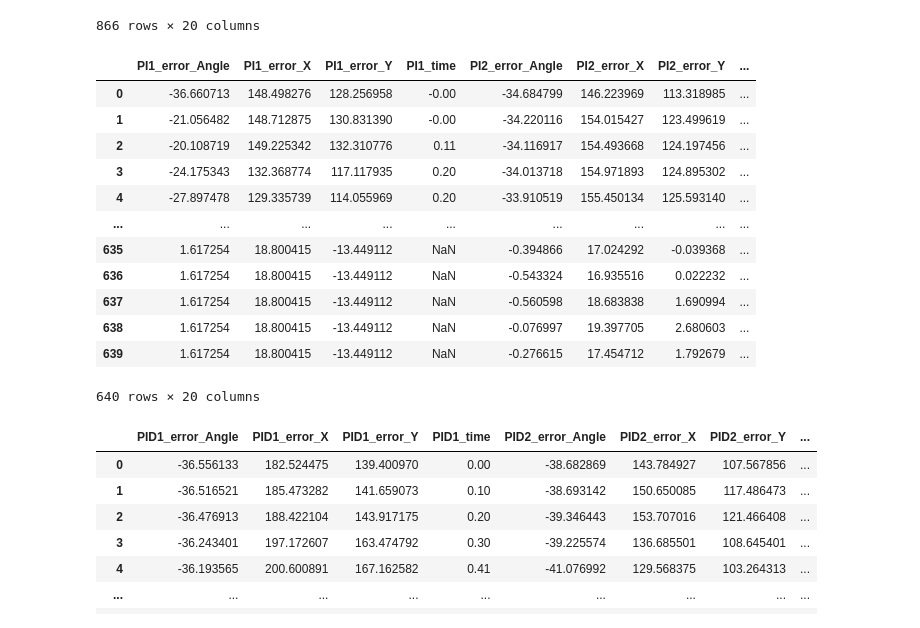
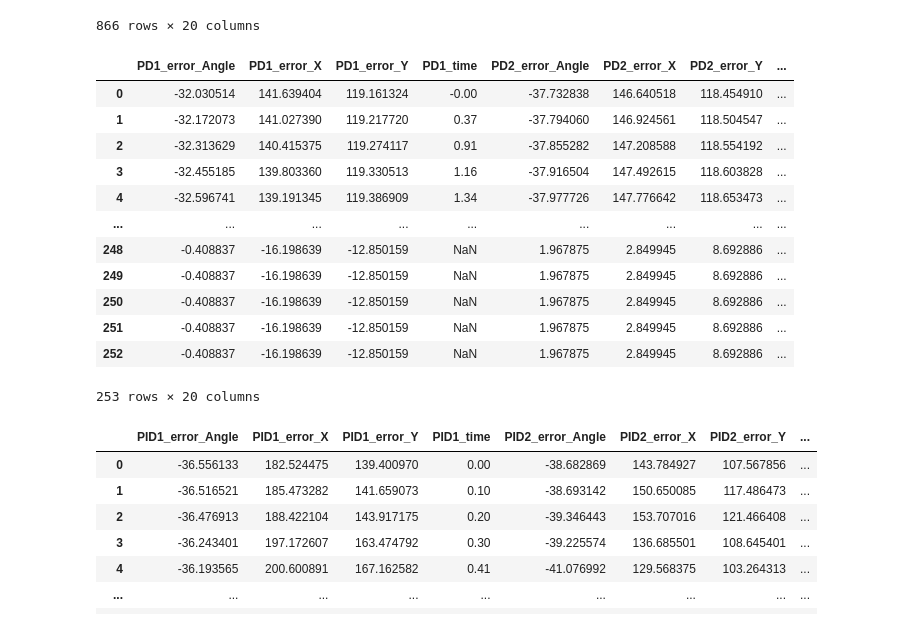
Before and after one commit to apinto25/autonomous_landing_data_analysis, a Jupyter notebook: controller_errors_analysis.ipynb, the cells around one changed output. Drawn from its saved outputs; the diff is of its cells as text; code cells hidden in the pictures.

```diff
--- a/controller_errors_analysis.ipynb
+++ b/controller_errors_analysis.ipynb
@@ -315,7 +315,7 @@ Slice _test_df_ in three dataframes P, PI and PID. For each dataframe copy all r
  * For the PID controller: from row 0 to row 645 (the longest duration test was PID2).
 # %%
 p_df = test_df.loc[:866, "P1_error_Angle":"P5_time"].copy()
-pi_df = test_df.loc[:639, "PI1_error_Angle":"PI5_time"].copy()
+pd_df = test_df.loc[:252, "PD1_error_Angle":"PD5_time"].copy()
 pid_df = test_df.loc[:645, "PID1_error_Angle":"PID5_time"].copy()
 # %% [markdown]
 Complete the columns (excluding the times) by replacing the NaN values with the last value of the test, for the three controller dataframes.
@@ -340,25 +340,25 @@ p_df
 | 865 | 1.074809 | 15.994263 | 3.666245 | NaN | 0.219331 | -14.319733 | 5.046982 | NaN | ... |
 866 rows × 20 columns
 # %%
-add_last_list = [i for i in pi_df.columns if 'time' not in i]
+add_last_list = [i for i in pd_df.columns if 'time' not in i]
 for col in add_last_list:
-    last_value = pi_df[col][data.apply(lambda column: column.dropna().index[-1])[col]]
-    pi_df[col] = pi_df[col].replace(np.nan, last_value)
-pi_df
+    last_value = pd_df[col][data.apply(lambda column: column.dropna().index[-1])[col]]
+    pd_df[col] = pd_df[col].replace(np.nan, last_value)
+pd_df
 # %% [output]
-|  | PI1_error_Angle | PI1_error_X | PI1_error_Y | PI1_time | PI2_error_Angle | PI2_error_X | PI2_error_Y | ... |
-| 0 | -36.660713 | 148.498276 | 128.256958 | -0.00 | -34.684799 | 146.223969 | 113.318985 | ... |
-| 1 | -21.056482 | 148.712875 | 130.831390 | -0.00 | -34.220116 | 154.015427 | 123.499619 | ... |
-| 2 | -20.108719 | 149.225342 | 132.310776 | 0.11 | -34.116917 | 154.493668 | 124.197456 | ... |
-| 3 | -24.175343 | 132.368774 | 117.117935 | 0.20 | -34.013718 | 154.971893 | 124.895302 | ... |
-| 4 | -27.897478 | 129.335739 | 114.055969 | 0.20 | -33.910519 | 155.450134 | 125.593140 | ... |
+|  | PD1_error_Angle | PD1_error_X | PD1_error_Y | PD1_time | PD2_error_Angle | PD2_error_X | PD2_error_Y | ... |
+| 0 | -32.030514 | 141.639404 | 119.161324 | -0.00 | -37.732838 | 146.640518 | 118.454910 | ... |
+| 1 | -32.172073 | 141.027390 | 119.217720 | 0.37 | -37.794060 | 146.924561 | 118.504547 | ... |
+| 2 | -32.313629 | 140.415375 | 119.274117 | 0.91 | -37.855282 | 147.208588 | 118.554192 | ... |
+| 3 | -32.455185 | 139.803360 | 119.330513 | 1.16 | -37.916504 | 147.492615 | 118.603828 | ... |
+| 4 | -32.596741 | 139.191345 | 119.386909 | 1.34 | -37.977726 | 147.776642 | 118.653473 | ... |
 | ... | ... | ... | ... | ... | ... | ... | ... | ... |
-| 635 | 1.617254 | 18.800415 | -13.449112 | NaN | -0.394866 | 17.024292 | -0.039368 | ... |
-| 636 | 1.617254 | 18.800415 | -13.449112 | NaN | -0.543324 | 16.935516 | 0.022232 | ... |
-| 637 | 1.617254 | 18.800415 | -13.449112 | NaN | -0.560598 | 18.683838 | 1.690994 | ... |
-| 638 | 1.617254 | 18.800415 | -13.449112 | NaN | -0.076997 | 19.397705 | 2.680603 | ... |
-| 639 | 1.617254 | 18.800415 | -13.449112 | NaN | -0.276615 | 17.454712 | 1.792679 | ... |
+| 248 | -0.408837 | -16.198639 | -12.850159 | NaN | 1.967875 | 2.849945 | 8.692886 | ... |
+| 249 | -0.408837 | -16.198639 | -12.850159 | NaN | 1.967875 | 2.849945 | 8.692886 | ... |
+| 250 | -0.408837 | -16.198639 | -12.850159 | NaN | 1.967875 | 2.849945 | 8.692886 | ... |
+| 251 | -0.408837 | -16.198639 | -12.850159 | NaN | 1.967875 | 2.849945 | 8.692886 | ... |
+| 252 | -0.408837 | -16.198639 | -12.850159 | NaN | 1.967875 | 2.849945 | 8.692886 | ... |
-640 rows × 20 columns
+253 rows × 20 columns
 # %%
 add_last_list = [i for i in pid_df.columns if 'time' not in i]
 for col in add_last_list:
```
Also changed, not shown: parts of 15 cells of this notebook, 1 other file.
